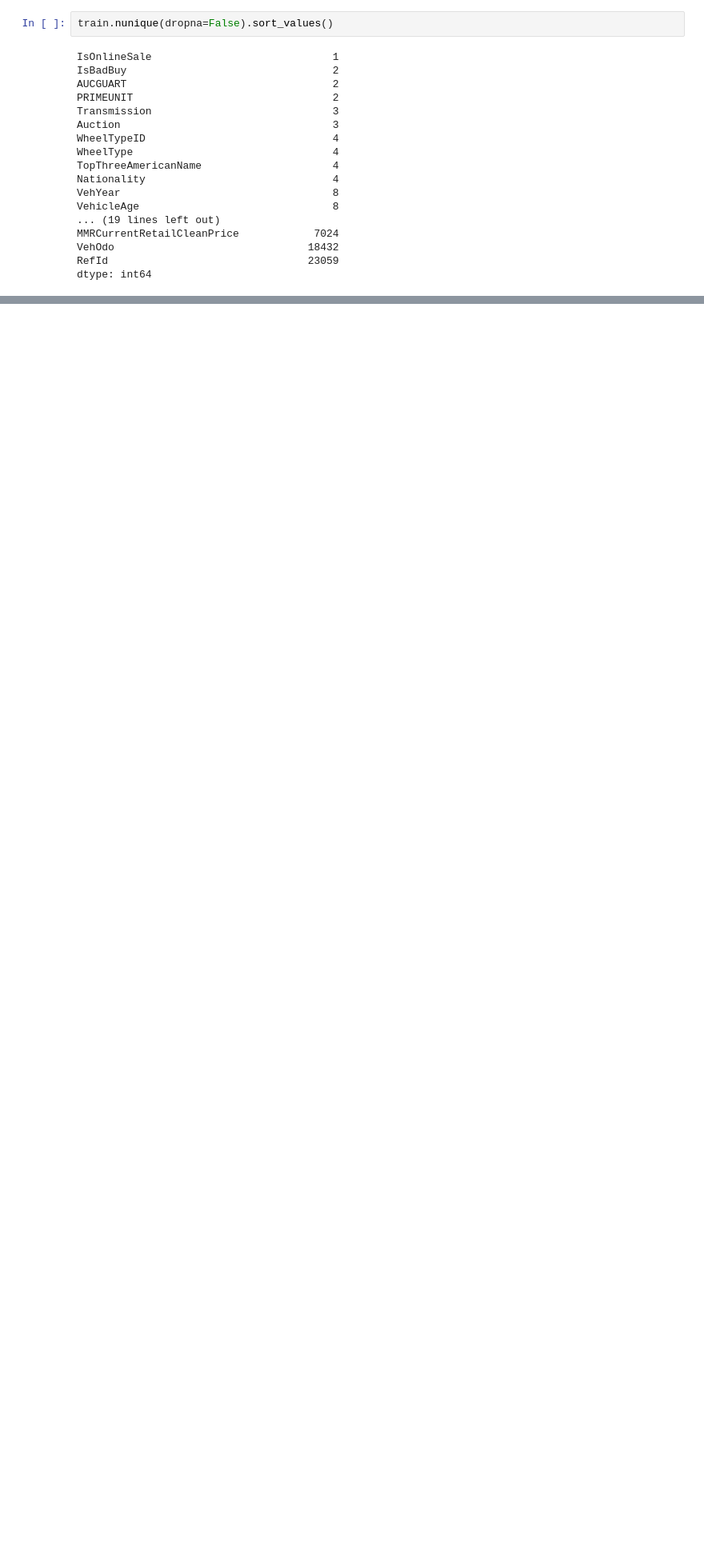
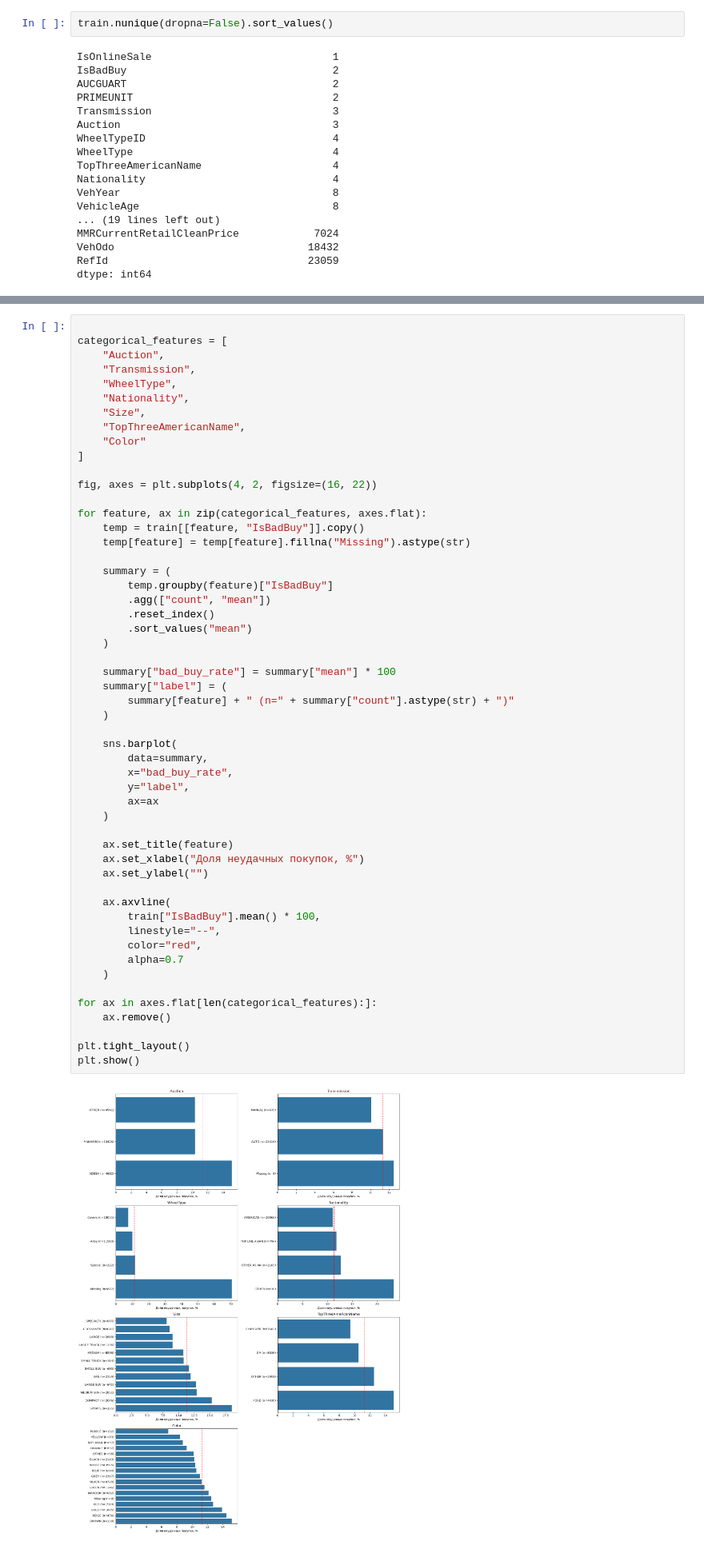
Before and after one commit to alphakentavra/dont-get-kicked-classification, a Jupyter notebook: src/ML4.ipynb, the cells around one changed output, grey strips where cells are left out. Shown at 80% size. Drawn from its saved outputs; the diff is of its cells as text; blank space fills up the shorter version.

```diff
--- a/src/ML4.ipynb
+++ b/src/ML4.ipynb
@@ -392,0 +499,55 @@ plt.show()
+# %%
+
+categorical_features = [
+    "Auction",
+    "Transmission",
+    "WheelType",
+    "Nationality",
+    "Size",
+    "TopThreeAmericanName",
+    "Color"
+]
+
+fig, axes = plt.subplots(4, 2, figsize=(16, 22))
+
+for feature, ax in zip(categorical_features, axes.flat):
+    temp = train[[feature, "IsBadBuy"]].copy()
+    temp[feature] = temp[feature].fillna("Missing").astype(str)
+
+    summary = (
+        temp.groupby(feature)["IsBadBuy"]
+        .agg(["count", "mean"])
+        .reset_index()
+        .sort_values("mean")
+    )
+
+    summary["bad_buy_rate"] = summary["mean"] * 100
+    summary["label"] = (
+        summary[feature] + " (n=" + summary["count"].astype(str) + ")"
+    )
+
+    sns.barplot(
+        data=summary,
+        x="bad_buy_rate",
+        y="label",
+        ax=ax
+    )
+
+    ax.set_title(feature)
+    ax.set_xlabel("Доля неудачных покупок, %")
+    ax.set_ylabel("")
+
+    ax.axvline(
+        train["IsBadBuy"].mean() * 100,
+        linestyle="--",
+        color="red",
+        alpha=0.7
+    )
+
+for ax in axes.flat[len(categorical_features):]:
+    ax.remove()
+
+plt.tight_layout()
+plt.show()
+# %% [output]
+[figure, added]
```
Also changed, not shown: parts of 26 cells of this notebook.
